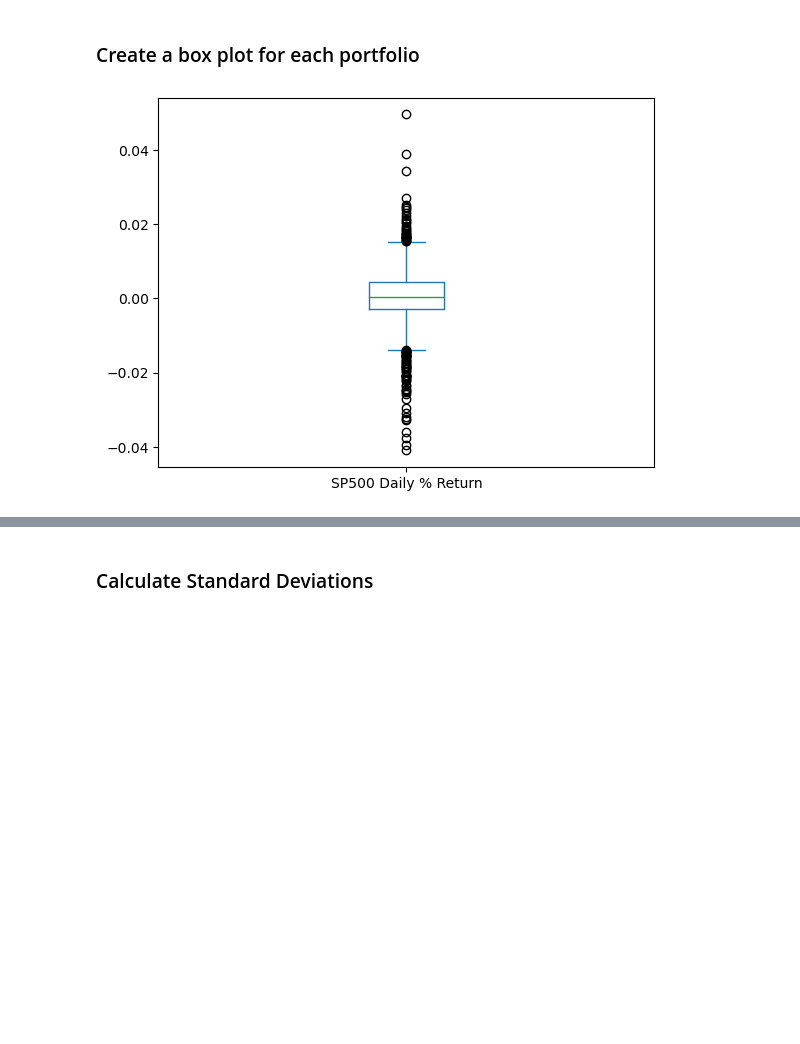
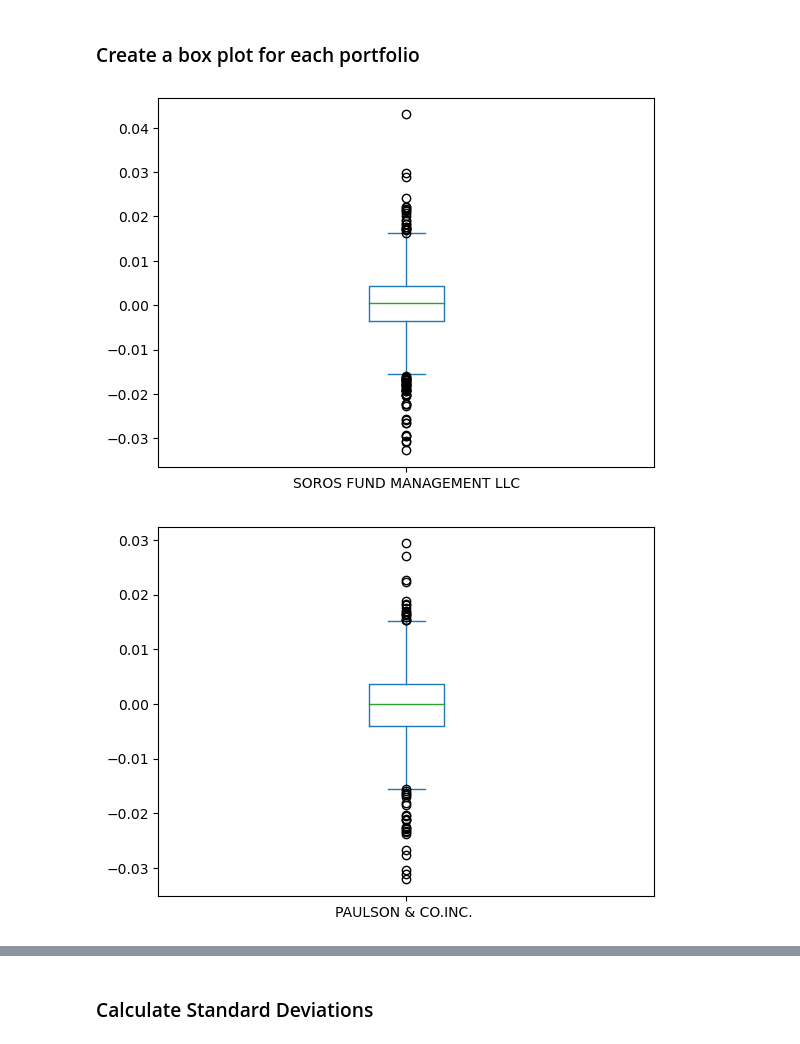
Before and after one commit to MontgomeryG/python-homework, a Jupyter notebook: Starter_Code 2/whale_analysis.ipynb, the cells around one changed output, grey strips where cells are left out. Cells and saved outputs as stored; diff of their text form; code cells hidden in the pictures; blank space fills up the shorter version.

```diff
--- a/Starter_Code 2/whale_analysis.ipynb
+++ b/Starter_Code 2/whale_analysis.ipynb
@@ -404,13 +404,12 @@ Determine the _risk_ of each portfolio:
 5. Calculate the Annualized Standard Deviation
 # %% [markdown]
 ### Create a box plot for each portfolio
-# %%
-# Box plot to visually show risk
-
-
-# I AM GETTING AN ERROR WHEN I RUN BOTH OF THEM???
-sp500_box_plot = combined_df['SP500 Daily % Return'].plot(kind='box')
-
-#berk_box_plot = combined_df['BERKSHIRE HATHAWAY INC'].plot(kind='box')
-# %% [output]
-[figure, removed]
+# %%
+# Box plot to visually show risk
+
+for column in combined_df.columns:
+    combined_df[column].plot(kind='box')
+    plt.show()
+# %% [output]
+[figure, added]
+[figure, added]
```
Also changed, not shown: parts of 3 cells of this notebook.
